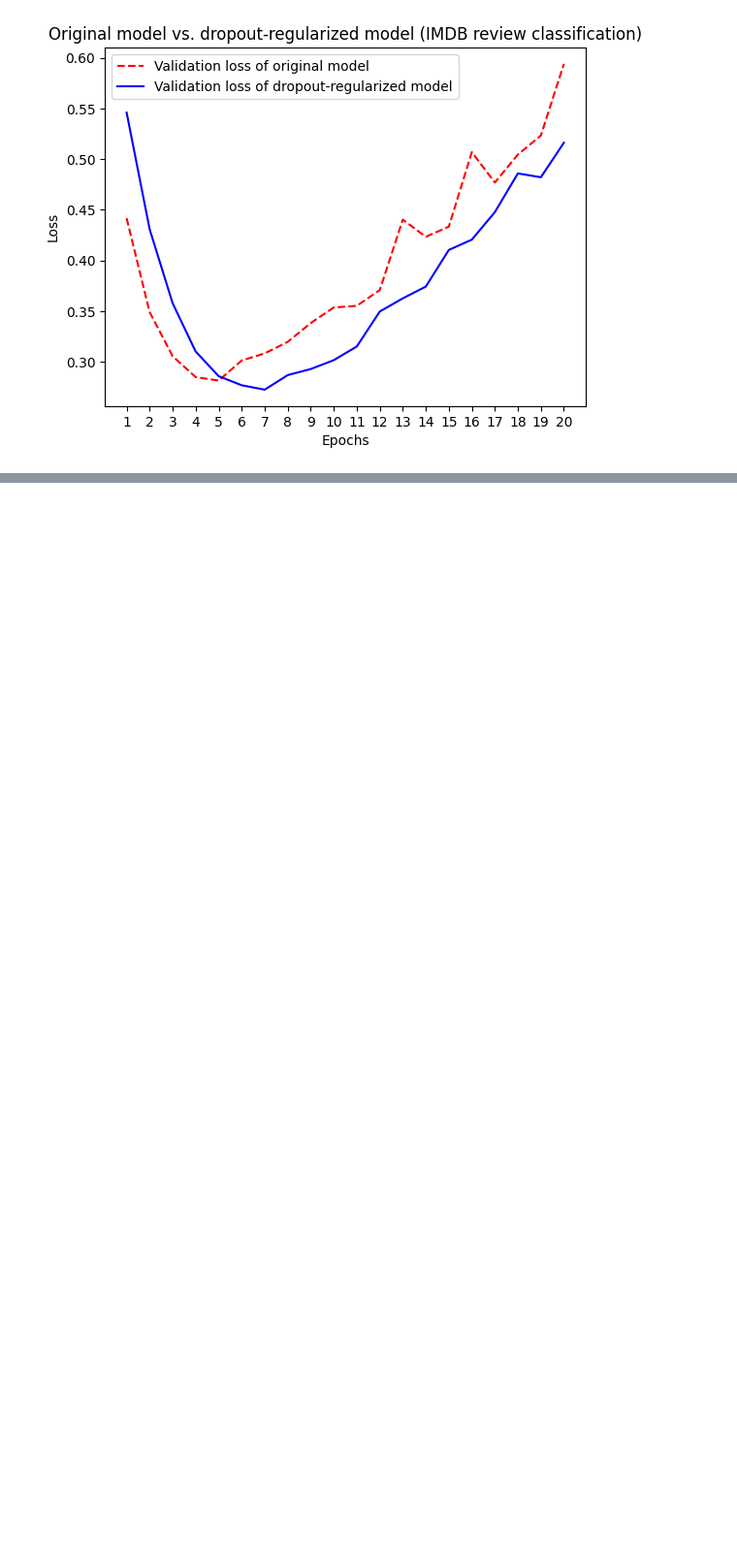
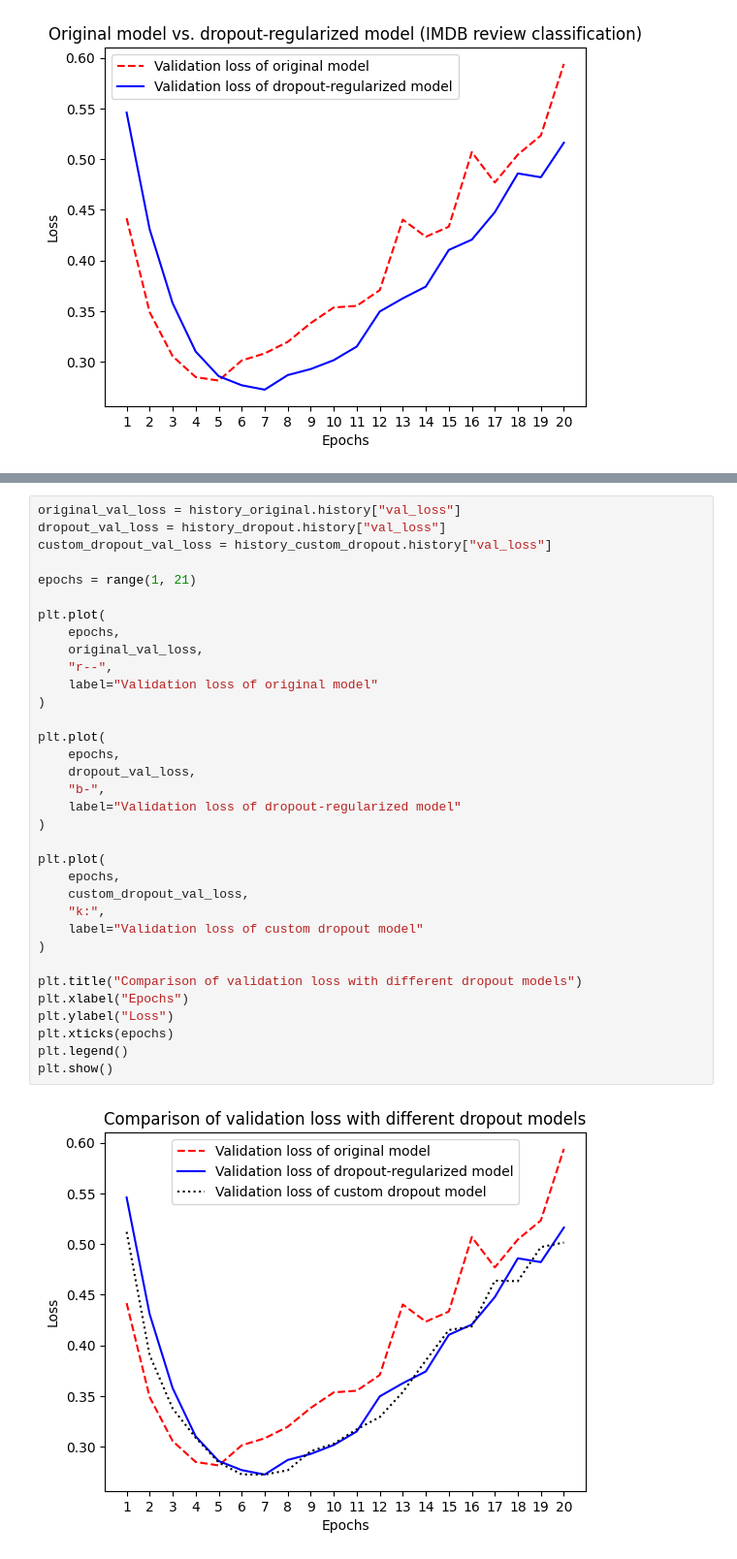
Before and after one commit to nicelgh003-code/2026_DL, a Jupyter notebook: chapter05_fundamentals_of_ml의_사본.ipynb, the cells around one changed output, grey strips where cells are left out. Shown at 97% size. Drawn from its saved outputs; the diff is of its cells as text; blank space fills up the shorter version.

```diff
--- a/chapter05_fundamentals_of_ml의_사본.ipynb
+++ b/chapter05_fundamentals_of_ml의_사본.ipynb
@@ -923,0 +980,36 @@ plt.show()
+# %%
+original_val_loss = history_original.history["val_loss"]
+dropout_val_loss = history_dropout.history["val_loss"]
+custom_dropout_val_loss = history_custom_dropout.history["val_loss"]
+
+epochs = range(1, 21)
+
+plt.plot(
+    epochs,
+    original_val_loss,
+    "r--",
+    label="Validation loss of original model"
+)
+
+plt.plot(
+    epochs,
+    dropout_val_loss,
+    "b-",
+    label="Validation loss of dropout-regularized model"
+)
+
+plt.plot(
+    epochs,
+    custom_dropout_val_loss,
+    "k:",
+    label="Validation loss of custom dropout model"
+)
+
+plt.title("Comparison of validation loss with different dropout models")
+plt.xlabel("Epochs")
+plt.ylabel("Loss")
+plt.xticks(epochs)
+plt.legend()
+plt.show()
+# %% [output]
+[figure, added]
```
Also changed, not shown: parts of 1 cell of this notebook.
